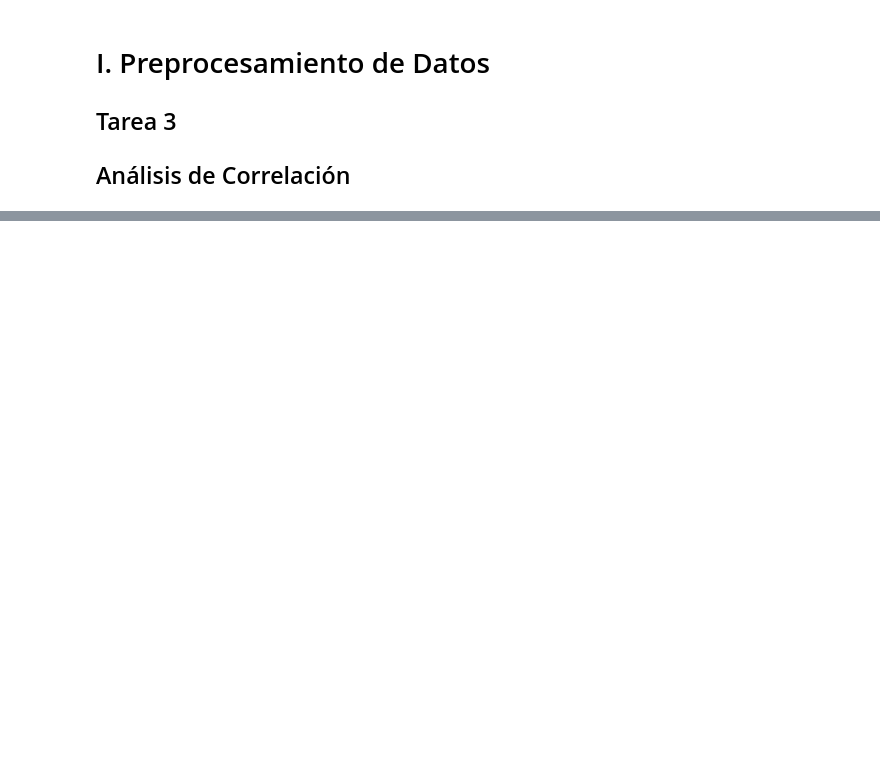
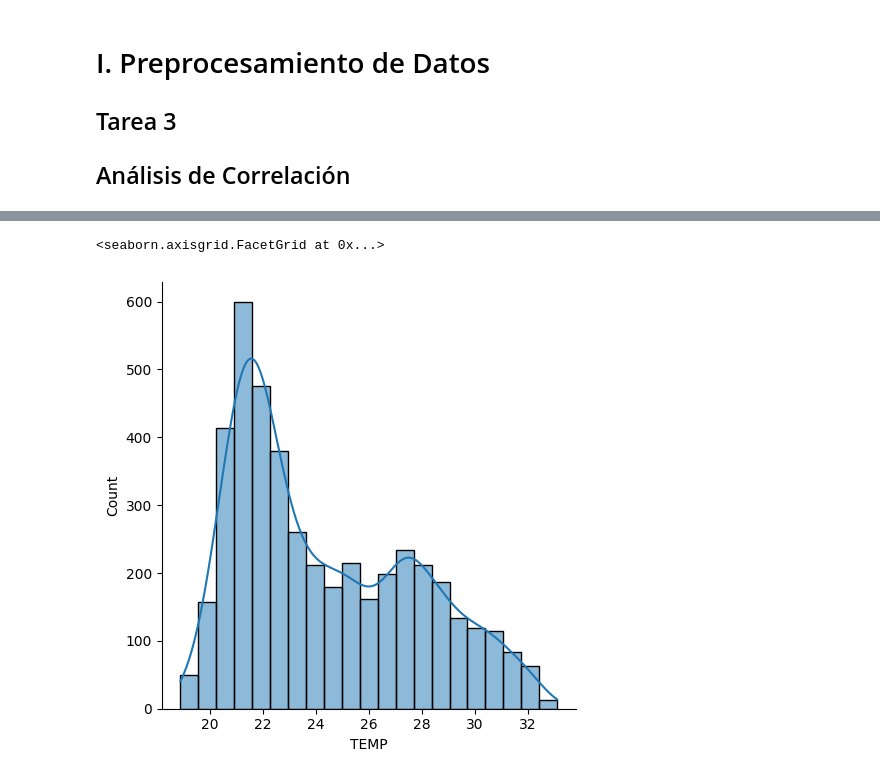
Before and after one commit to RDLL/curso_mineria_de_datos, a Jupyter notebook: Tarea3.ipynb, the cells around one changed output, grey strips where cells are left out. Cells and saved outputs as stored; diff of their text form; code cells hidden in the pictures; blank space fills up the shorter version.

```diff
--- a/Tarea3.ipynb
+++ b/Tarea3.ipynb
@@ -23,0 +57,5 @@ df.head(n=10)
+# %%
+sns.displot(data=subdatos.TEMP,kde=True)
+# %% [output]
+<seaborn.axisgrid.FacetGrid at 0x...>
+[figure, added]
```
Also changed, not shown: parts of 9 cells of this notebook.
